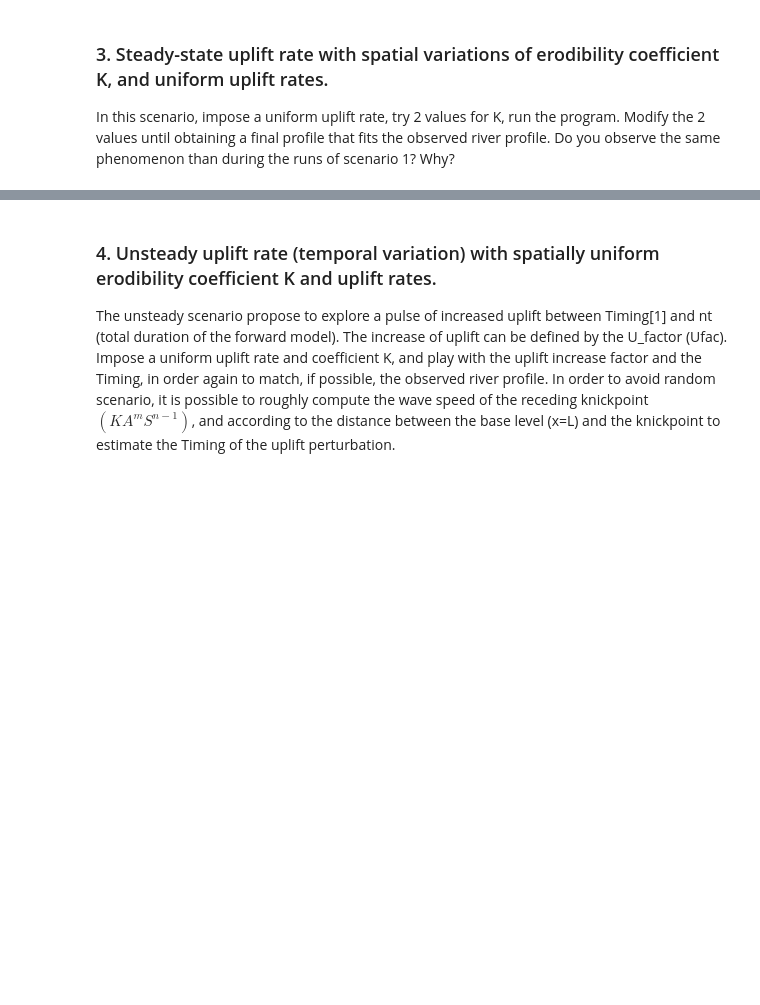
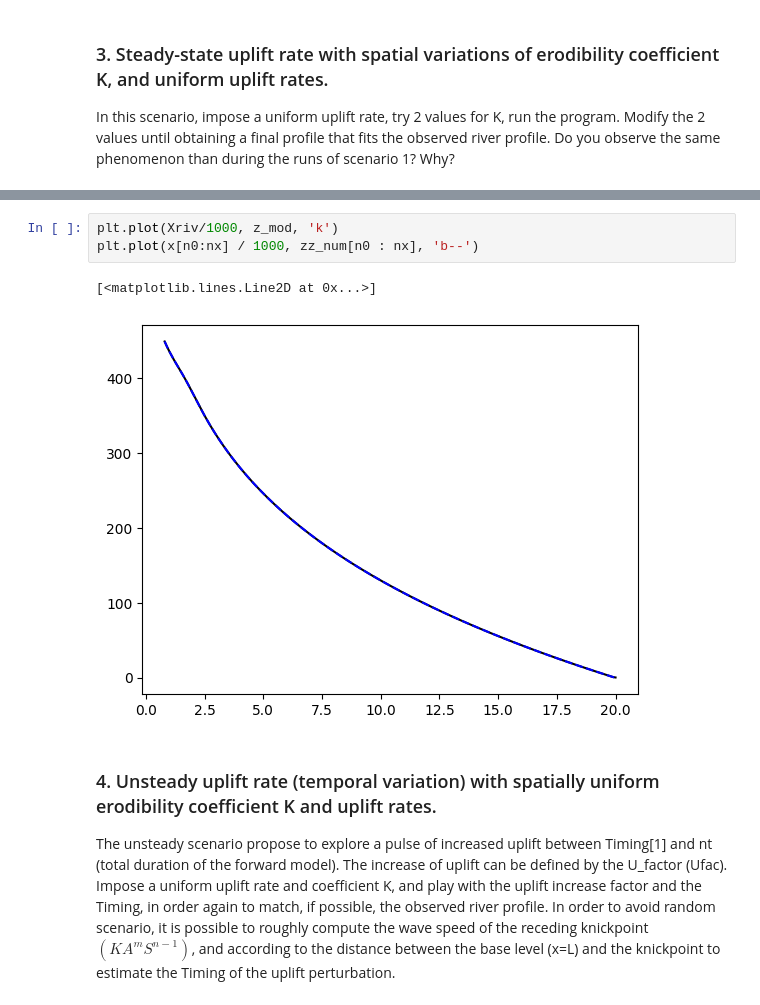
Before and after one commit to ramendra1990/PythonWorkshop_NGRI, a Jupyter notebook: riverProfile_tutorial/riverProfileTutorial.ipynb, the cells around one changed output, grey strips where cells are left out. Cells and saved outputs as stored; diff of their text form; blank space fills up the shorter version.

```diff
--- a/riverProfile_tutorial/riverProfileTutorial.ipynb
+++ b/riverProfile_tutorial/riverProfileTutorial.ipynb
@@ -488,3 +543,9 @@ plt.tight_layout()
+# %%
+plt.plot(Xriv/1000, z_mod, 'k')
+plt.plot(x[n0:nx] / 1000, zz_num[n0 : nx], 'b--')
+# %% [output]
+[<matplotlib.lines.Line2D at 0x...>]
+[figure, added]
 # %% [markdown]
 ### 4. Unsteady uplift rate (temporal variation) with spatially uniform erodibility coefficient K and uplift rates.
 The unsteady scenario propose to explore a pulse of increased uplift between Timing[1] and nt (total duration of the forward model). The increase of uplift can be defined by the U_factor (Ufac). Impose a uniform uplift rate and coefficient K, and play with the uplift increase factor and the Timing, in order again to match, if possible, the observed river profile. In order to avoid random scenario, it is possible to roughly compute the wave speed of the receding knickpoint $\left(KA^mS^{n-1}\right)$, and according to the distance between the base level (x=L) and the knickpoint to estimate the Timing of the uplift perturbation.
```
Also changed, not shown: parts of 4 cells of this notebook.
